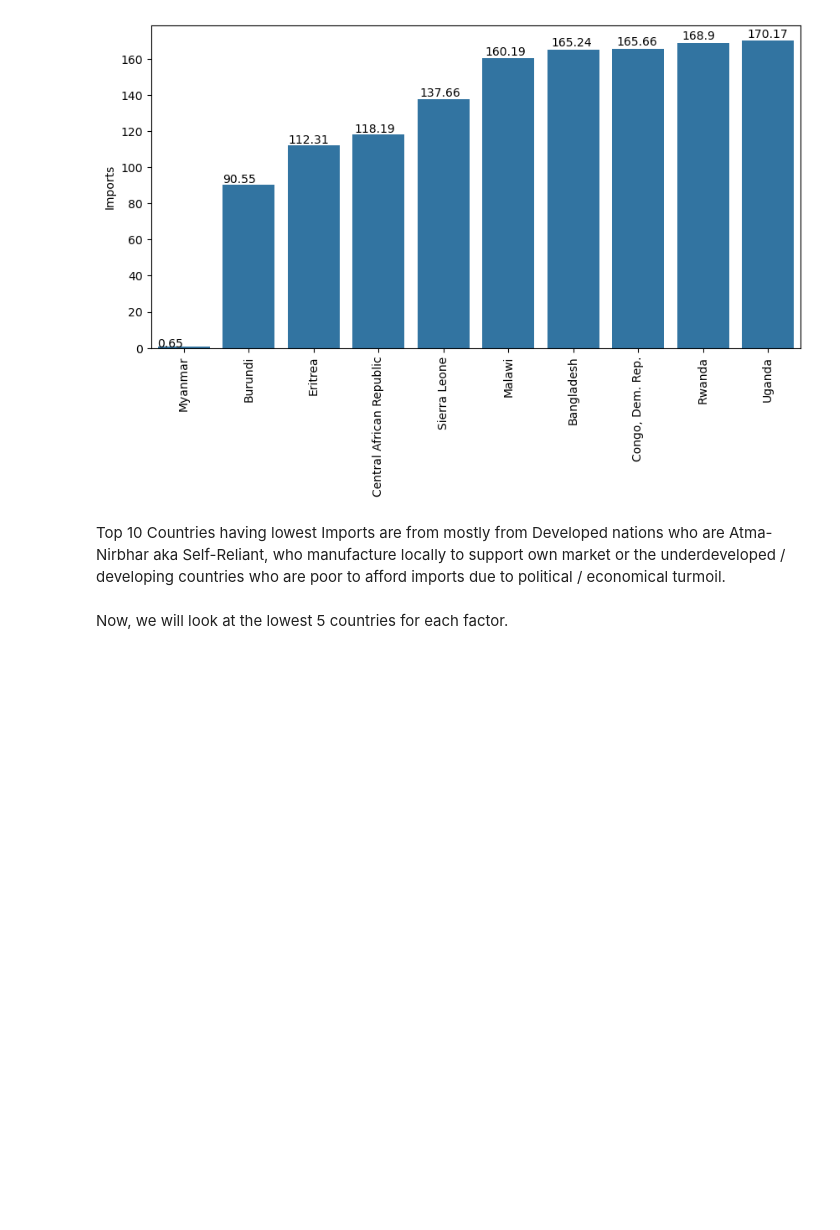
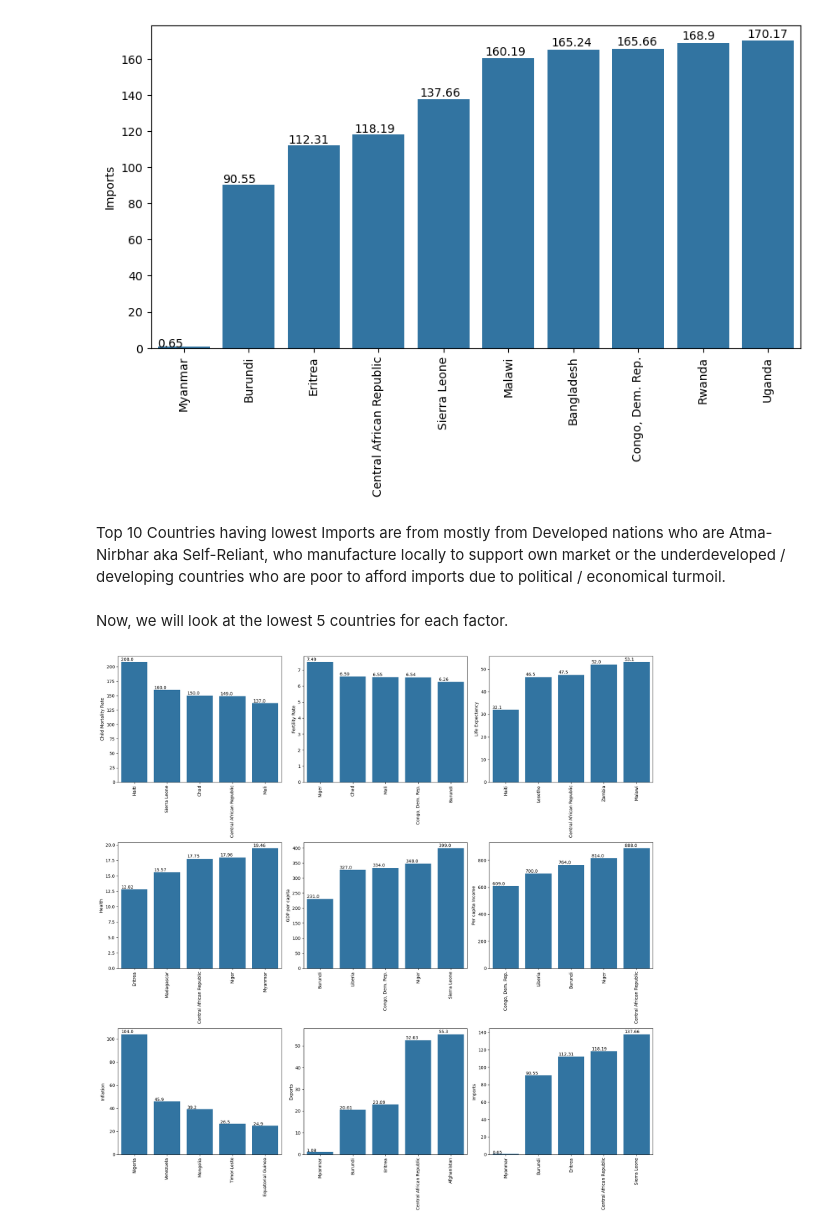
Before and after one commit to Sumay010306/GIT3-MRM, a Jupyter notebook: TASK-10.ipynb, the cells around one changed output. Drawn from its saved outputs; the diff is of its cells as text; code cells hidden in the pictures; blank space fills up the shorter version.

```diff
--- a/TASK-10.ipynb
+++ b/TASK-10.ipynb
@@ -333,3 +333,78 @@ plt.show()
 Top 10 Countries having lowest Imports are from mostly from Developed nations who are Atma-Nirbhar aka Self-Reliant, who manufacture locally to support own market or the underdeveloped / developing countries who are poor to afford imports due to political / economical turmoil.
 # %% [markdown]
 Now, we will look at the lowest 5 countries for each factor.
+# %%
+fig, axs = plt.subplots(3,3,figsize = (18,18))
+
+# Child Mortality Rate : Death of children under 5 years of age per 1000 live births
+top5_child_mort = df[['country','child_mort']].sort_values('child_mort', ascending = False).head()
+ax = sns.barplot(x='country', y='child_mort', data= top5_child_mort, ax = axs[0,0])
+for p in ax.patches:
+    ax.annotate(str(p.get_height()), (p.get_x() * 1.01 , p.get_height() * 1.01))
+ax.set(xlabel = '', ylabel= 'Child Mortality Rate')
+
+# Fertility Rate: The number of children that would be born to each woman if the current age-fertility rates remain the same
+top5_total_fer = df[['country','total_fer']].sort_values('total_fer', ascending = False).head()
+ax = sns.barplot(x='country', y='total_fer', data= top5_total_fer, ax = axs[0,1])
+for p in ax.patches:
+    ax.annotate(str(p.get_height()), (p.get_x() * 1.01 , p.get_height() * 1.01))
+ax.set(xlabel = '', ylabel= 'Fertility Rate')
+
+# Life Expectancy: The average number of years a new born child would live if the current mortality patterns are to remain same
+bottom5_life_expec = df[['country','life_expec']].sort_values('life_expec', ascending = True).head()
+ax = sns.barplot(x='country', y='life_expec', data= bottom5_life_expec, ax = axs[0,2])
+for p in ax.patches:
+    ax.annotate(str(p.get_height()), (p.get_x() * 1.01 , p.get_height() * 1.01))
+ax.set(xlabel = '', ylabel= 'Life Expectancy')
+
+# Health :Total health spending as %age of Total GDP.
+bottom5_health = df[['country','health']].sort_values('health', ascending = True).head()
+ax = sns.barplot(x='country', y='health', data= bottom5_health, ax = axs[1,0])
+for p in ax.patches:
+    ax.annotate(str(round(p.get_height(),2)), (p.get_x() * 1.01 , p.get_height() * 1.01))
+ax.set(xlabel = '', ylabel= 'Health')
+
+# The GDP per capita : Calculated as the Total GDP divided by the total population.
+bottom5_gdpp = df[['country','gdpp']].sort_values('gdpp', ascending = True).head()
+ax = sns.barplot(x='country', y='gdpp', data= bottom5_gdpp, ax = axs[1,1])
+for p in ax.patches:
+    ax.annotate(str(p.get_height()), (p.get_x() * 1.01 , p.get_height() * 1.01))
+ax.set(xlabel = '', ylabel= 'GDP per capita')
+
+# Per capita Income : Net income per person
+bottom5_income = df[['country','income']].sort_values('income', ascending = True).head()
+ax = sns.barplot(x='country', y='income', data= bottom5_income, ax = axs[1,2])
+for p in ax.patches:
+    ax.annotate(str(p.get_height()), (p.get_x() * 1.01 , p.get_height() * 1.01))
+ax.set(xlabel = '', ylabel= 'Per capita Income')
+
+# Inflation: The measurement of the annual growth rate of the Total GDP
+top5_inflation = df[['country','inflation']].sort_values('inflation', ascending = False).head()
+ax = sns.barplot(x='country', y='inflation', data= top5_inflation, ax = axs[2,0])
+for p in ax.patches:
+    ax.annotate(str(p.get_height()), (p.get_x() * 1.01 , p.get_height() * 1.01))
+ax.set(xlabel = '', ylabel= 'Inflation')
+
+
+# Exports: Exports of goods and services. Given as %age of the Total GDP
+bottom5_exports = df[['country','exports']].sort_values('exports', ascending = True).head()
+ax = sns.barplot(x='country', y='exports', data= bottom5_exports, ax = axs[2,1])
+for p in ax.patches:
+    ax.annotate(str(round(p.get_height(),2)), (p.get_x() * 1.01 , p.get_height() * 1.01))
+ax.set(xlabel = '', ylabel= 'Exports')
+
+# Imports: Imports of goods and services. Given as %age of the Total GDP
+bottom5_imports = df[['country','imports']].sort_values('imports', ascending = True).head()
+ax = sns.barplot(x='country', y='imports', data= bottom5_imports, ax = axs[2,2])
+for p in ax.patches:
+    ax.annotate(str(round(p.get_height(),2)), (p.get_x() * 1.01 , p.get_height() * 1.01))
+ax.set(xlabel = '', ylabel= 'Imports')
+
+for ax in fig.axes:
+    plt.sca(ax)
+    plt.xticks(rotation = 90)
+plt.tight_layout()
+plt.savefig('EDA')
+plt.show()
+# %% [output]
+[figure, added]
```
Also changed, not shown: parts of 18 cells of this notebook, 3 other files.
